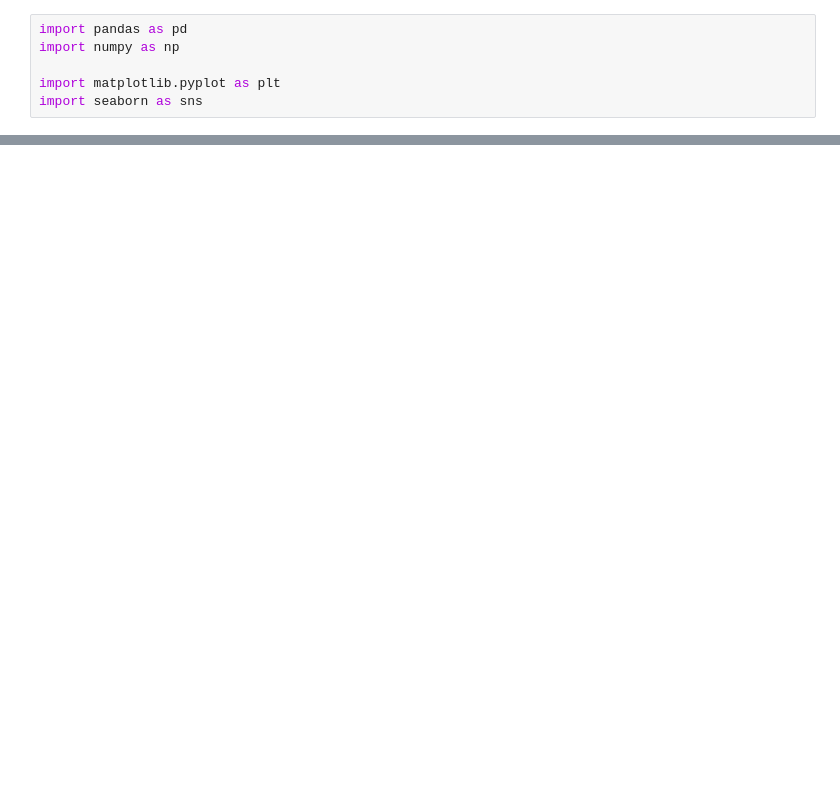
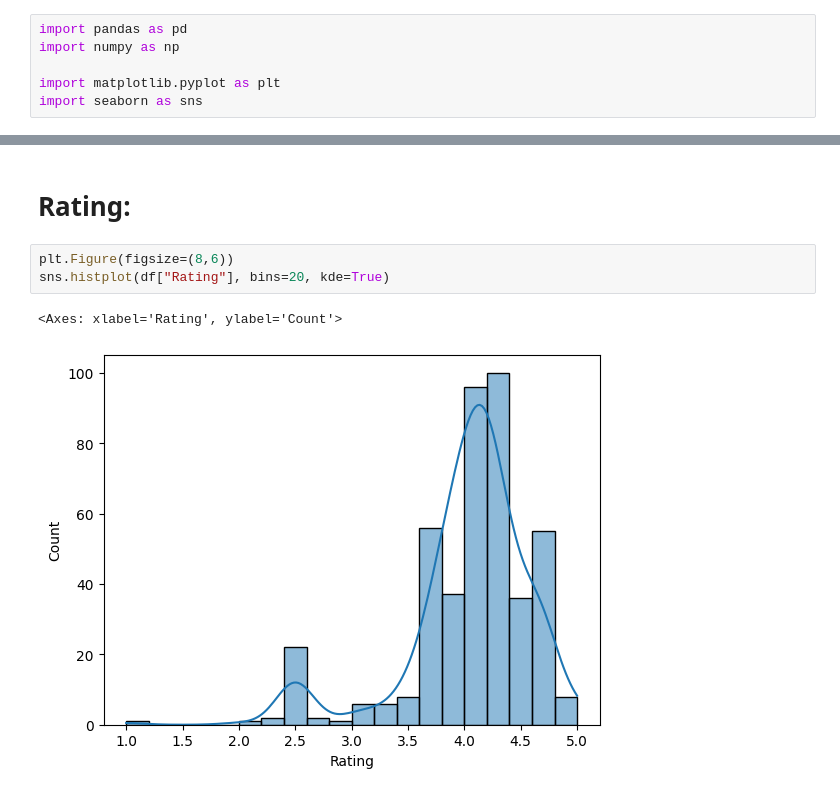
Before and after one commit to kushneek/smartwatch-rating-prediction, a Jupyter notebook: EDA.ipynb, the cells around one changed output, grey strips where cells are left out. Cells and saved outputs as stored; diff of their text form; blank space fills up the shorter version.

```diff
--- a/EDA.ipynb
+++ b/EDA.ipynb
@@ -24,0 +100,8 @@ df.describe(include=object)
+# %% [markdown]
+# Rating:
+# %%
+plt.Figure(figsize=(8,6))
+sns.histplot(df["Rating"], bins=20, kde=True)
+# %% [output]
+<Axes: xlabel='Rating', ylabel='Count'>
+[figure, added]
```
Also changed, not shown: parts of 25 cells of this notebook.
